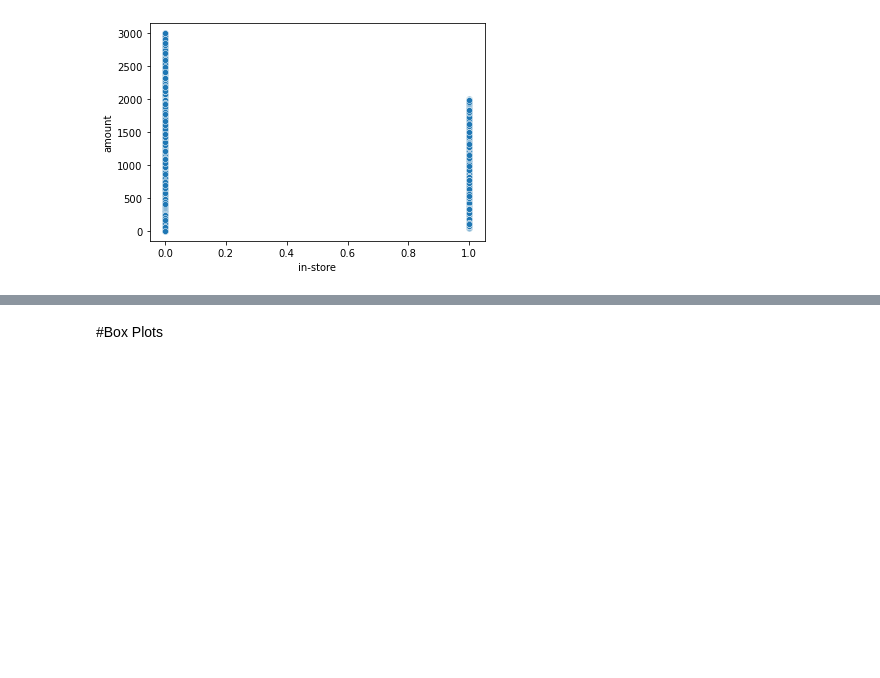
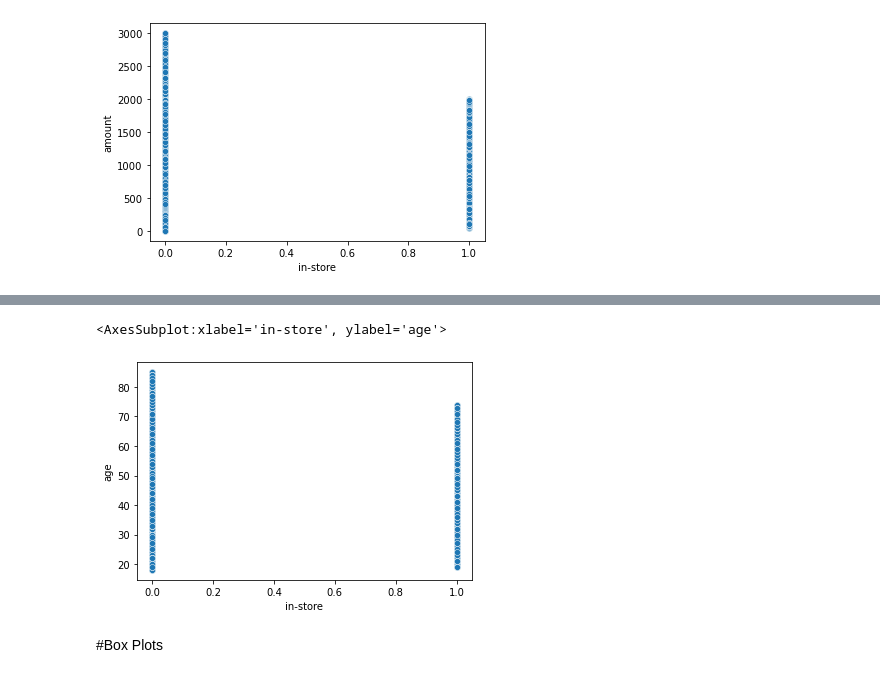
Before and after one commit to susanareyes1/CourseWork, a Jupyter notebook: First Task.ipynb, the cells around one changed output, grey strips where cells are left out. Drawn from its saved outputs; the diff is of its cells as text; code cells hidden in the pictures; blank space fills up the shorter version.

```diff
--- a/First Task.ipynb
+++ b/First Task.ipynb
@@ -297,3 +315,8 @@ sns.scatterplot(data=data, x="in-store", y="amount")
+# %%
+sns.scatterplot(data=data, x="in-store", y="age")
+# %% [output]
+<AxesSubplot:xlabel='in-store', ylabel='age'>
+[figure, added]
 # %% [markdown]
 #Box Plots
 # %%
```
Also changed, not shown: parts of 8 cells of this notebook.
